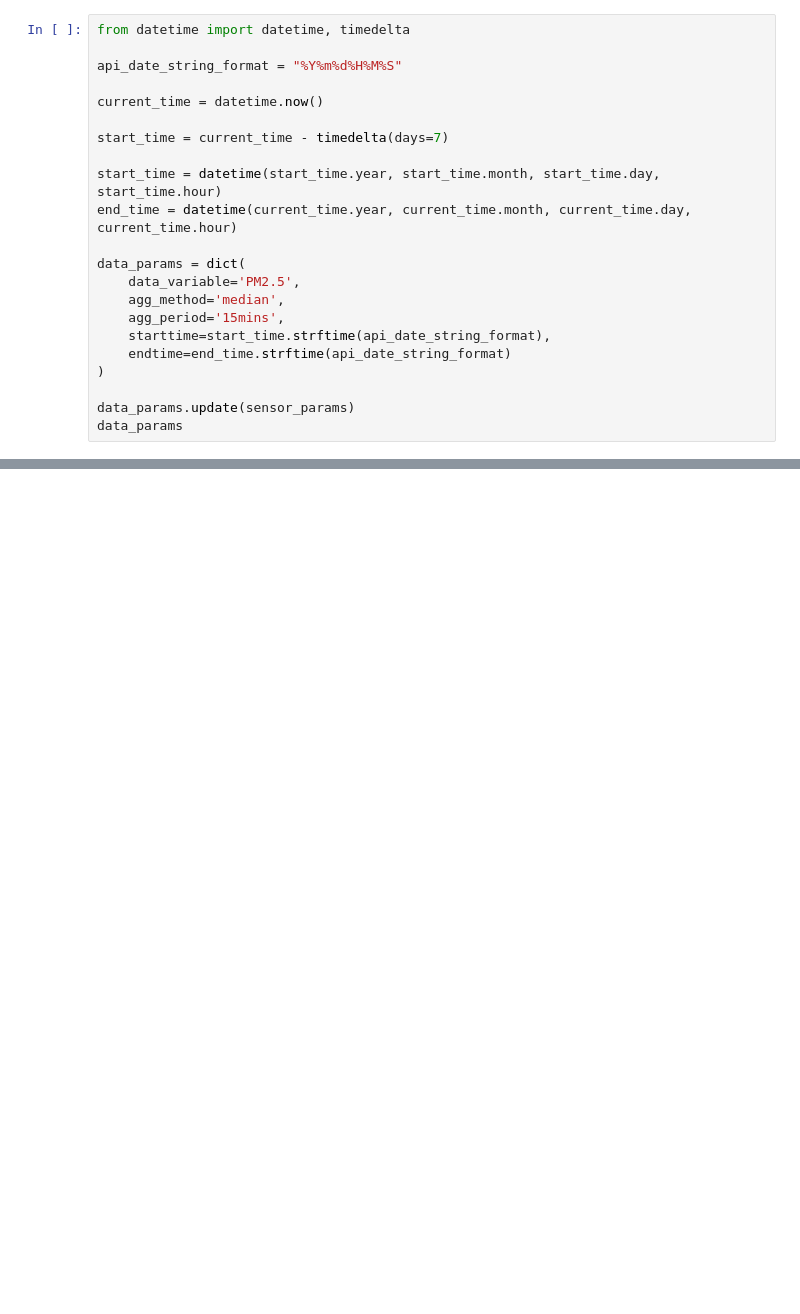
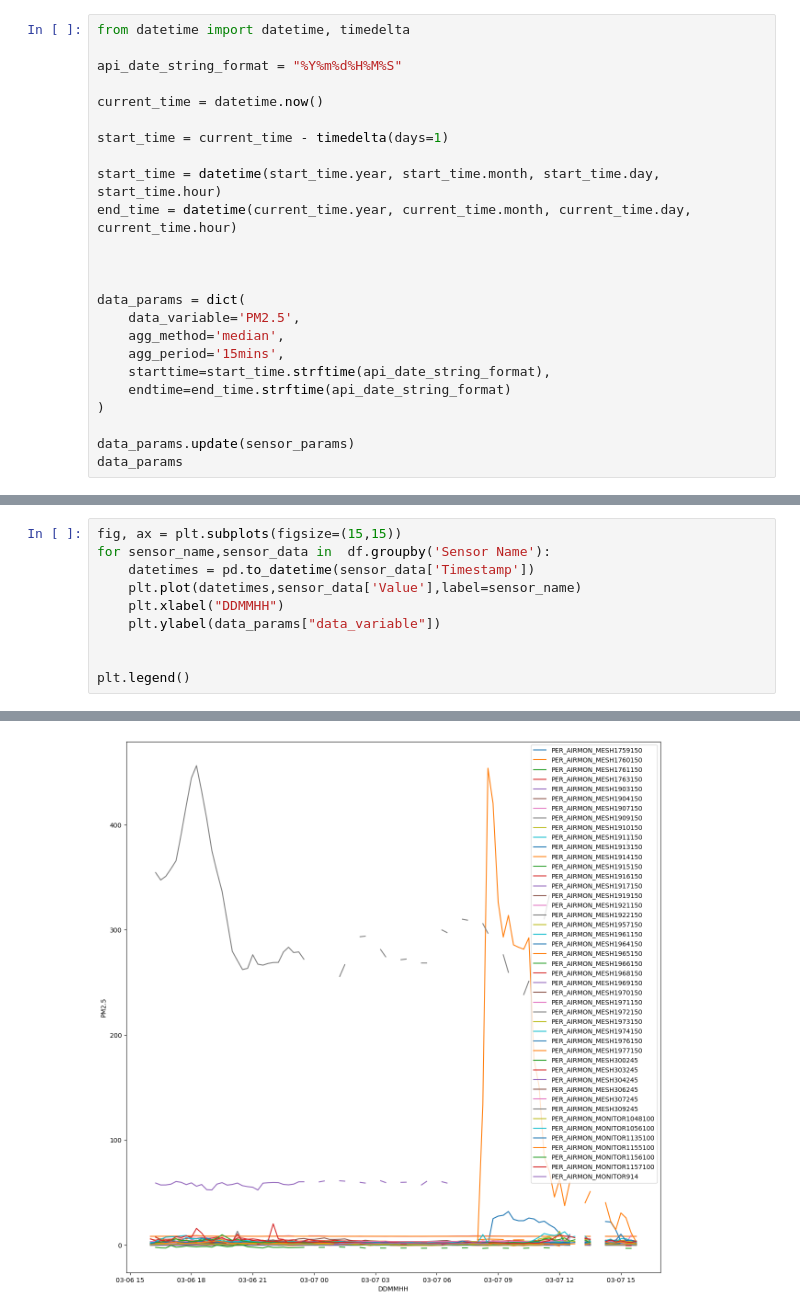
Before and after one commit to rufuste/SmartCityClimate, a Jupyter notebook: Notebooks/UO1.ipynb, the cells around one changed output, grey strips where cells are left out. Cells and saved outputs as stored; diff of their text form; blank space fills up the shorter version.

```diff
--- a/Notebooks/UO1.ipynb
+++ b/Notebooks/UO1.ipynb
@@ -24,10 +53,12 @@ api_date_string_format = "%Y%m%d%H%M%S"
 
 current_time = datetime.now()
 
-start_time = current_time - timedelta(days=7)
+start_time = current_time - timedelta(days=1)
 
 start_time = datetime(start_time.year, start_time.month, start_time.day, start_time.hour)
 end_time = datetime(current_time.year, current_time.month, current_time.day, current_time.hour)
+
+
 
 data_params = dict(
     data_variable='PM2.5',
@@ -96,0 +112,11 @@ ModuleNotFoundError: No module named 'smopy'
+# %%
+fig, ax = plt.subplots(figsize=(15,15))
+for sensor_name,sensor_data in  df.groupby('Sensor Name'):
+    datetimes = pd.to_datetime(sensor_data['Timestamp'])
+    plt.plot(datetimes,sensor_data['Value'],label=sensor_name)
+    plt.xlabel("DDMMHH")
+    plt.ylabel(data_params["data_variable"])
+
+
+plt.legend()
+# %% [output]
@@ -96,0 +124 @@ ModuleNotFoundError: No module named 'smopy'
+[figure, added]
```
Also changed, not shown: parts of 14 cells of this notebook, 2 other files.
